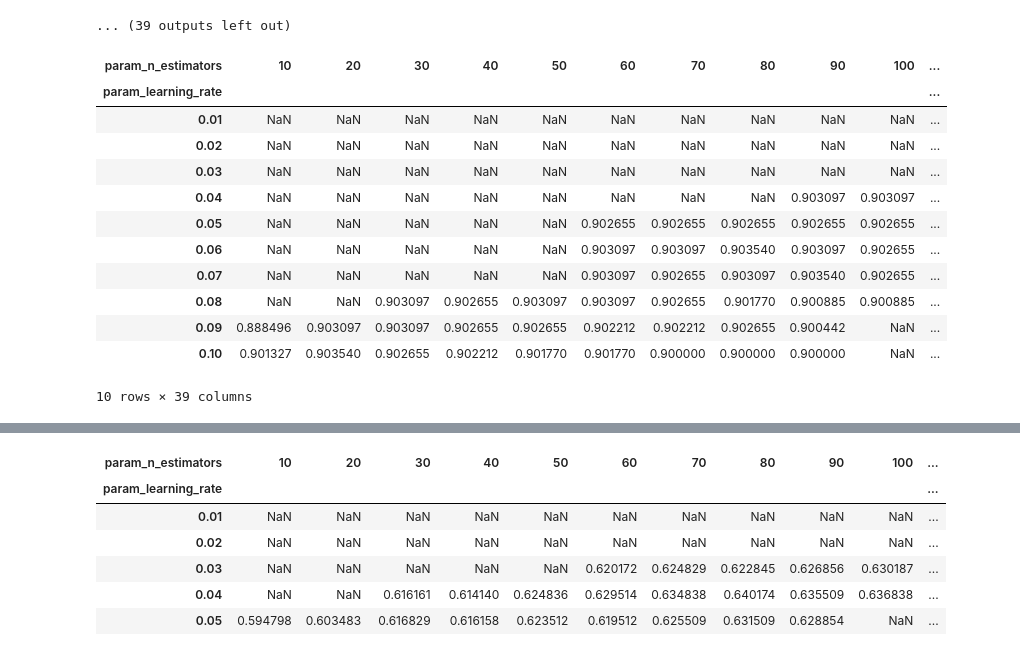
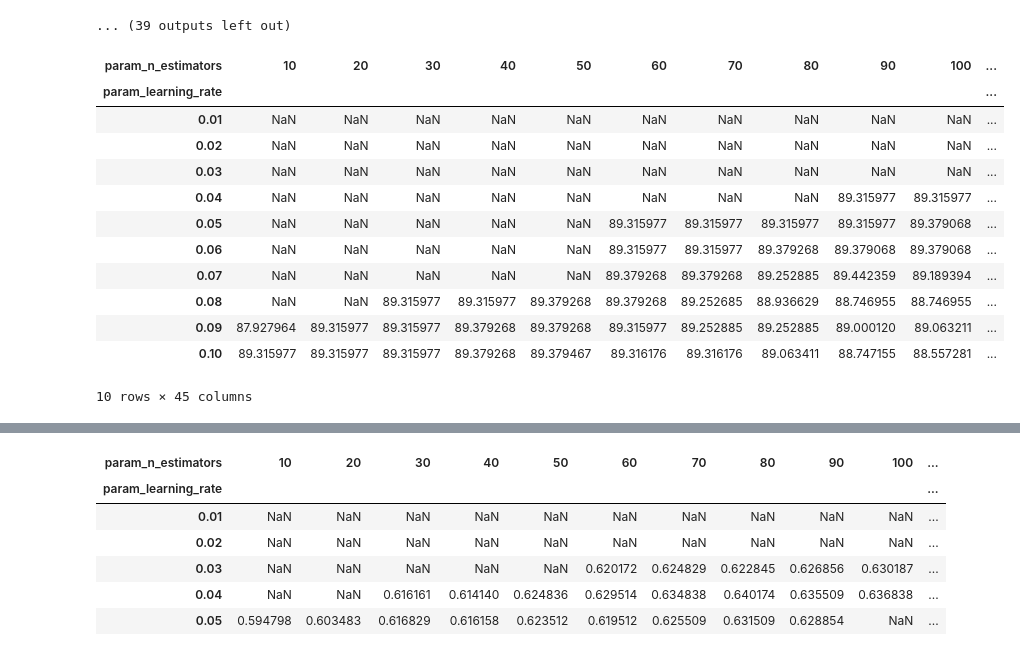
Before and after one commit to Nosferath/iris_gender_python_final, a Jupyter notebook: xgb_parameters.ipynb, the cells around one changed output, grey strips where cells are left out. Saved outputs shown, nothing was run; the diff lists cells and outputs as text; code cells hidden in the pictures.

Commit message:
New results and bug fixes for phase 1

```diff
--- a/xgb_parameters.ipynb
+++ b/xgb_parameters.ipynb
@@ -218,7 +218,7 @@ def phase_1(data: dict, lr_list, out_folder, n_jobs: int, data_name: str):
     # Explore other values for n_estimators
     param_grid = []
     for lr in lr_list:
-        base_n_est = results[lr]['cv_results'].shape[0]
+        base_n_est = results[lr]['initial_results'].shape[0]
         base_n_est -= base_n_est % 10  # Round down
         base_n_est = max(base_n_est, 10)
         low = base_n_est - 20
@@ -263,4 +263,7 @@ def phase_1(data: dict, lr_list, out_folder, n_jobs: int, data_name: str):
         pickle.dump(results, f)
 
     return results, model
+# %%
+lr_list = np.hstack([np.arange(0.002, 0.011, 0.002),
+                     np.arange(0.01, 0.11, 0.01)])
 # %%
@@ -299,3 +318,3 @@ KeyError: 'cv_results'
 # %%
-results_h41, m = phase_1(h41_data, np.arange(0.01, 0.11, 0.01), 'results_xgb_params/H41',
+results_h41, m = phase_1(h41_data, lr_list, 'results_xgb_params/H41',
                          n_jobs=5, data_name='H41')
@@ -475,23 +540,24 @@ Parameters: { "enable_categorical", "missing", "n_estimators", "use_label_encode
 with open('results_xgb_params/left_240x20/phase1_cvmodel.pickle', 'wb') as f:
     pickle.dump(model, f)
 # %%
-df_h41 = pd.DataFrame(model.cv_results_)
+df_h41 = pd.DataFrame(results_h41['cv_results'])
 df_h41 = df_h41[['param_n_estimators', 'param_learning_rate', 'mean_test_score']]
-df_h41.aparam_learning_rate = df_h41.param_learning_rate.astype(float).round(2)
+df_h41.param_learning_rate = df_h41.param_learning_rate.astype(float).round(2)
 df_h41.param_n_estimators = df_h41.param_n_estimators.astype(int)
+df_h41.mean_test_score = df_h41.mean_test_score.astype(float)*100
 df_pivot_h41 = df_h41.pivot(index='param_learning_rate', columns='param_n_estimators', values='mean_test_score')
 df_pivot_h41
 # %% [output]
 | param_n_estimators | 10 | 20 | 30 | 40 | 50 | 60 | 70 | 80 | 90 | 100 | ... |
 | param_learning_rate |  |  |  |  |  |  |  |  |  |  | ... |
 | 0.01 | NaN | NaN | NaN | NaN | NaN | NaN | NaN | NaN | NaN | NaN | ... |
 | 0.02 | NaN | NaN | NaN | NaN | NaN | NaN | NaN | NaN | NaN | NaN | ... |
 | 0.03 | NaN | NaN | NaN | NaN | NaN | NaN | NaN | NaN | NaN | NaN | ... |
-| 0.04 | NaN | NaN | NaN | NaN | NaN | NaN | NaN | NaN | 0.903097 | 0.903097 | ... |
-| 0.05 | NaN | NaN | NaN | NaN | NaN | 0.902655 | 0.902655 | 0.902655 | 0.902655 | 0.902655 | ... |
-| 0.06 | NaN | NaN | NaN | NaN | NaN | 0.903097 | 0.903097 | 0.903540 | 0.903097 | 0.902655 | ... |
-| 0.07 | NaN | NaN | NaN | NaN | NaN | 0.903097 | 0.902655 | 0.903097 | 0.903540 | 0.902655 | ... |
-| 0.08 | NaN | NaN | 0.903097 | 0.902655 | 0.903097 | 0.903097 | 0.902655 | 0.901770 | 0.900885 | 0.900885 | ... |
-| 0.09 | 0.888496 | 0.903097 | 0.903097 | 0.902655 | 0.902655 | 0.902212 | 0.902212 | 0.902655 | 0.900442 | NaN | ... |
-| 0.10 | 0.901327 | 0.903540 | 0.902655 | 0.902212 | 0.901770 | 0.901770 | 0.900000 | 0.900000 | 0.900000 | NaN | ... |
+| 0.04 | NaN | NaN | NaN | NaN | NaN | NaN | NaN | NaN | 89.315977 | 89.315977 | ... |
+| 0.05 | NaN | NaN | NaN | NaN | NaN | 89.315977 | 89.315977 | 89.315977 | 89.315977 | 89.379068 | ... |
+| 0.06 | NaN | NaN | NaN | NaN | NaN | 89.315977 | 89.315977 | 89.379268 | 89.379068 | 89.379068 | ... |
+| 0.07 | NaN | NaN | NaN | NaN | NaN | 89.379268 | 89.379268 | 89.252885 | 89.442359 | 89.189394 | ... |
+| 0.08 | NaN | NaN | 89.315977 | 89.315977 | 89.379268 | 89.379268 | 89.252685 | 88.936629 | 88.746955 | 88.746955 | ... |
+| 0.09 | 87.927964 | 89.315977 | 89.315977 | 89.379268 | 89.379268 | 89.315977 | 89.252885 | 89.252885 | 89.000120 | 89.063211 | ... |
+| 0.10 | 89.315977 | 89.315977 | 89.315977 | 89.379268 | 89.379467 | 89.316176 | 89.316176 | 89.063411 | 88.747155 | 88.557281 | ... |
-10 rows × 39 columns
+10 rows × 45 columns
```
Also changed, not shown: parts of 6 cells of this notebook, 20 other files.
